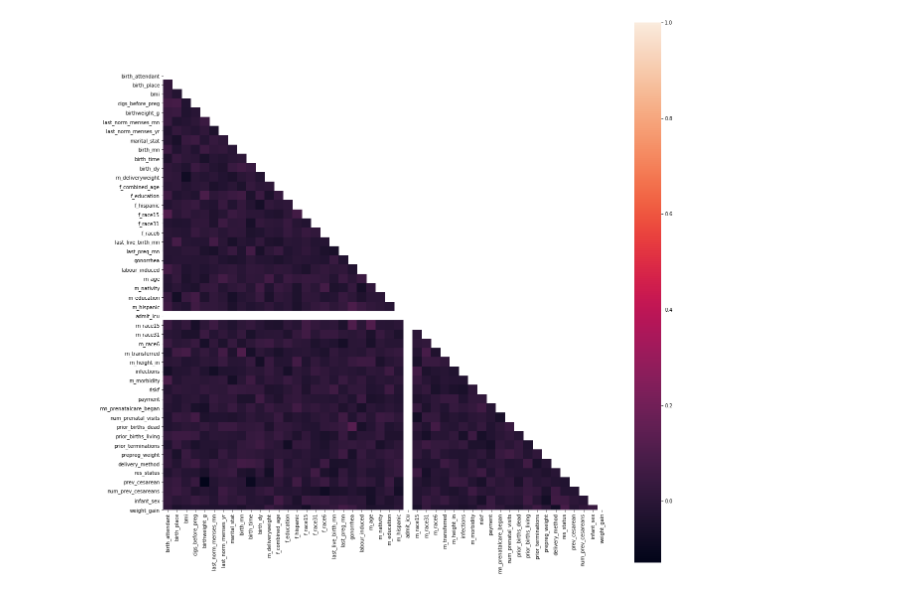
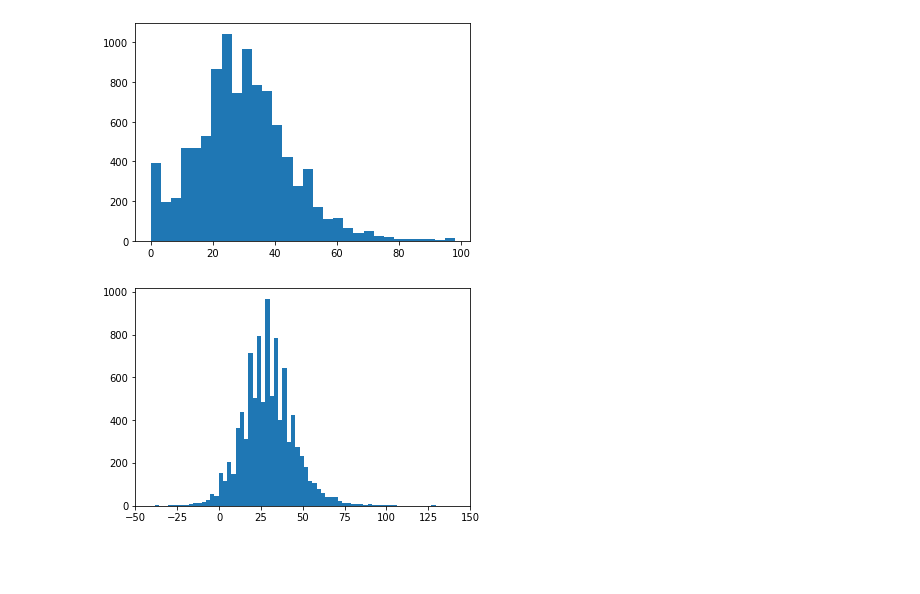
Before and after one commit to catrionamackay/Machine-Learning-Project, a Jupyter notebook: EDA.ipynb, the cells around one changed output. Drawn from its saved outputs; the diff is of its cells as text; code cells hidden in the pictures; blank space fills up the shorter version.

```diff
--- a/EDA.ipynb
+++ b/EDA.ipynb
@@ -60,9 +26,7 @@ plt.show()
 # %%
-corr_matrix = df.corr()
+corr_matrix = df_it.corr()
 mask = np.triu(np.ones_like(corr_matrix, dtype=np.bool))
 
 plt.figure(figsize=(20,20))
-sns.heatmap(corr_matrix, mask=mask, square=True)
+sns.heatmap(corr_matrix, mask=mask, square=True, vmin=-1, vmax=1)
 plt.show()
-# %% [output]
-[figure, removed]
@@ -68,0 +43,9 @@ plt.show()
+# %%
+plt.hist(df['weight_gain'], bins=30);
+# %% [output]
+[figure, added]
+# %%
+plt.hist(df['weight_change'], bins=70)
+plt.xlim(-50, 150);
+# %% [output]
+[figure, added]
```
Also changed, not shown: parts of 24 cells of this notebook, 17 other files.
